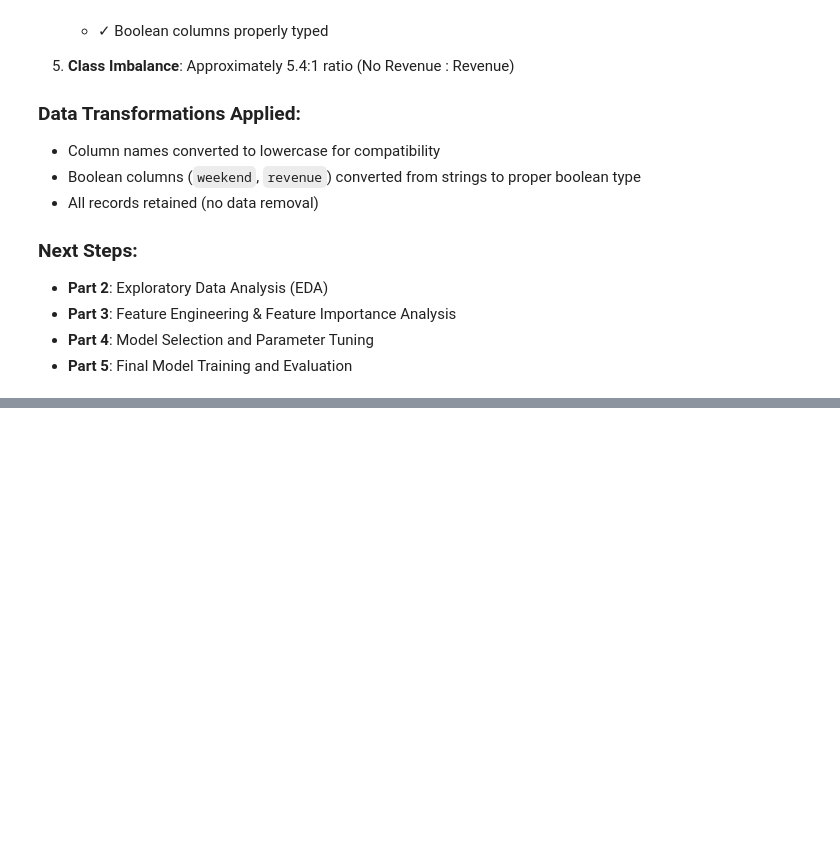
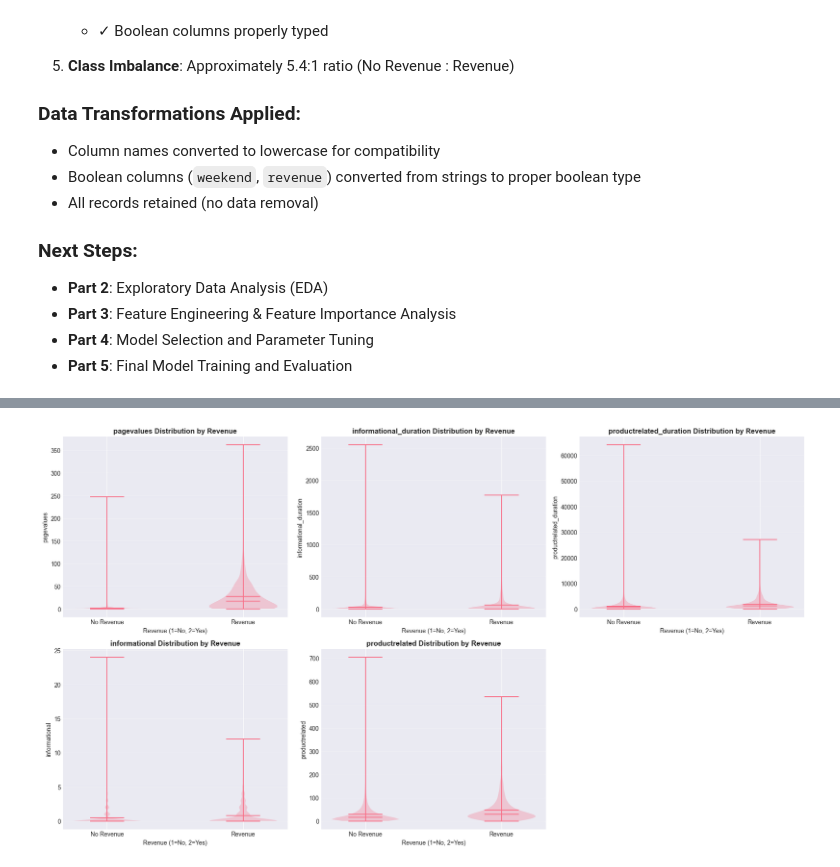
Before and after one commit to dimdimlv/ml_zoomcamp_midterm_project, a Jupyter notebook: notebooks/notebook.ipynb, the cells around one changed output, grey strips where cells are left out. Cells and saved outputs as stored; diff of their text form; code cells hidden in the pictures; blank space fills up the shorter version.

```diff
--- a/notebooks/notebook.ipynb
+++ b/notebooks/notebook.ipynb
@@ -766,0 +906,28 @@ Name: count, dtype: int64
+# %%
+# Visualize the most discriminative features
+top_features = comparison_df.nlargest(5, 'Pct_Difference')['Feature'].tolist()
+
+fig, axes = plt.subplots(2, 3, figsize=(18, 10))
+axes = axes.ravel()
+
+for idx, col in enumerate(top_features):
+    # Violin plot
+    data_to_plot = [
+        df_clean[df_clean['revenue'] == False][col],
+        df_clean[df_clean['revenue'] == True][col]
+    ]
+    axes[idx].violinplot(data_to_plot, showmeans=True, showmedians=True)
+    axes[idx].set_title(f'{col} Distribution by Revenue', fontsize=12, fontweight='bold')
+    axes[idx].set_xlabel('Revenue (1=No, 2=Yes)')
+    axes[idx].set_ylabel(col)
+    axes[idx].set_xticks([1, 2])
+    axes[idx].set_xticklabels(['No Revenue', 'Revenue'])
+    axes[idx].grid(axis='y', alpha=0.3)
+
+# Hide the last subplot if not used
+axes[-1].axis('off')
+
+plt.tight_layout()
+plt.show()
+# %% [output]
+[figure, added]
```
Also changed, not shown: parts of 28 cells of this notebook.
